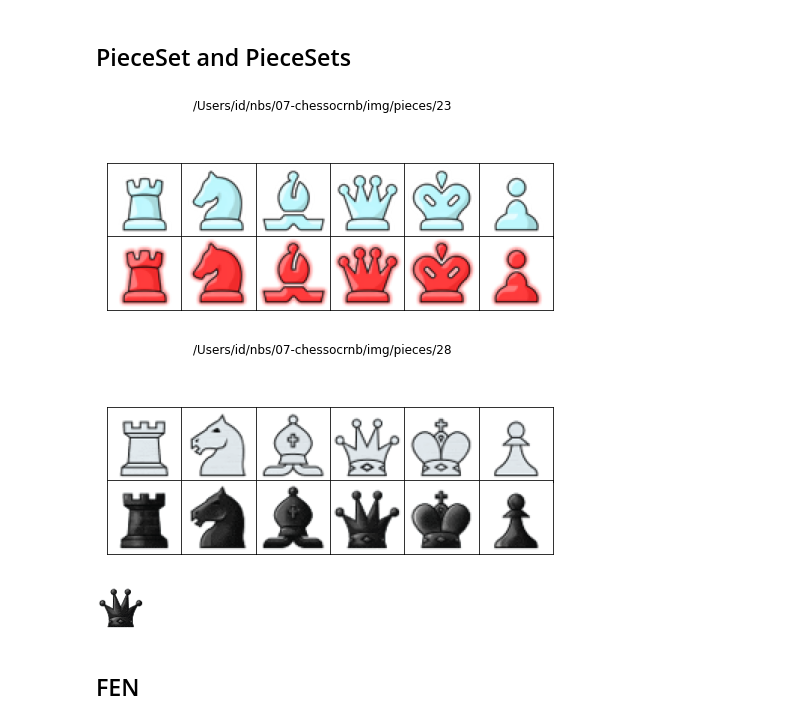
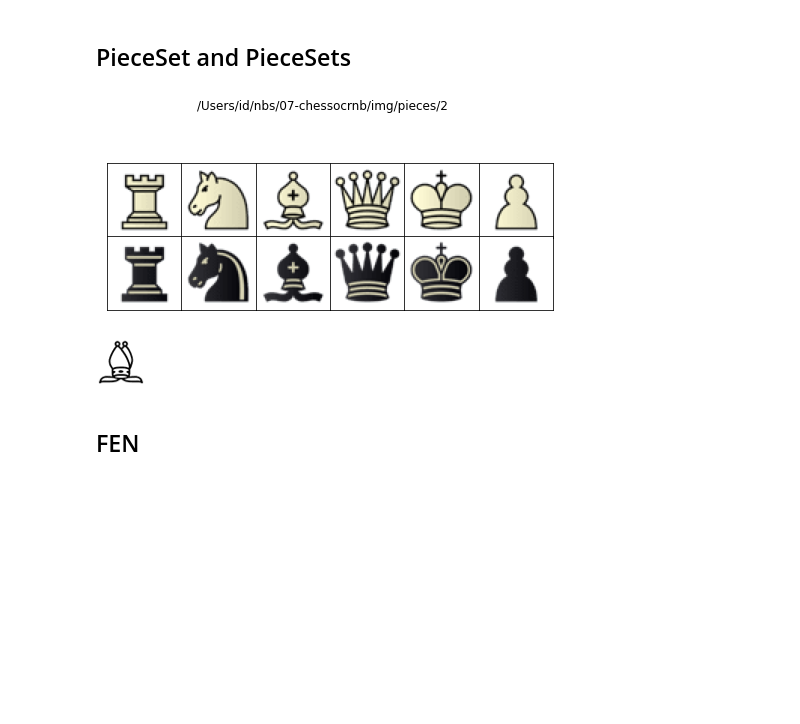
Before and after one commit to idrisr/chessocrnb, a Jupyter notebook: nbs/06-training-data.ipynb, the cells around one changed output. Cells and saved outputs as stored; diff of their text form; code cells hidden in the pictures; blank space fills up the shorter version.

```diff
--- a/nbs/06-training-data.ipynb
+++ b/nbs/06-training-data.ipynb
@@ -128,19 +134,6 @@ class PieceSet:
         This includes a rook, knight, bishop, queen, king, and pawn for both black and white pieces.
     """
     _attrs = [f'{_[0]}{_[1]}' for _ in product('wb', 'rnbqkp')]
-    wr=Piece()
-    wn=Piece()
-    wb=Piece()
-    wq=Piece()
-    wk=Piece()
-    wp=Piece()
-
-    br=Piece()
-    bn=Piece()
-    bb=Piece()
-    bq=Piece()
-    bk=Piece()
-    bp=Piece()
 
     def __init__(self, dir):
         self.dir = dir
@@ -150,6 +143,10 @@ class PieceSet:
         if not self._png_data:
             self._png_data = self._figure_data('png')
         return self._png_data
+
+    def __getattr__(self, attr):
+        if attr not in self._attrs: raise AttributeError
+        return Image.open(self.dir/f'{attr[1]}_{attr[0]}.png').convert('RGBA')
 
     def _figure_data(self, format):
         fig, axs = plt.subplots(2, 6, gridspec_kw={'hspace':-0.5, 'wspace':0}, figsize=(8, 4))
@@ -164,17 +161,13 @@ class PieceSet:
         plt.close(fig)
         return data
 # %%
-idx = random.randint(0, len(piece_dirs)-1)
-PieceSet(piece_dirs[idx])
+PieceSet(choice(piece_dirs))
 # %% [output]
-[figure, old version]
+[figure, new version]
 # %%
-idx = random.randint(0, len(piece_dirs)-1)
-PieceSet(piece_dirs[idx])
-PieceSet(piece_dirs[idx]).bq
+PieceSet(choice(piece_dirs)).wb
 # %% [output]
-[figure, old version]
+[figure, new version]
-[figure, removed]
 # %%
 #export
 class PieceSets:
```
Also changed, not shown: parts of 33 cells of this notebook, 3 other files.
